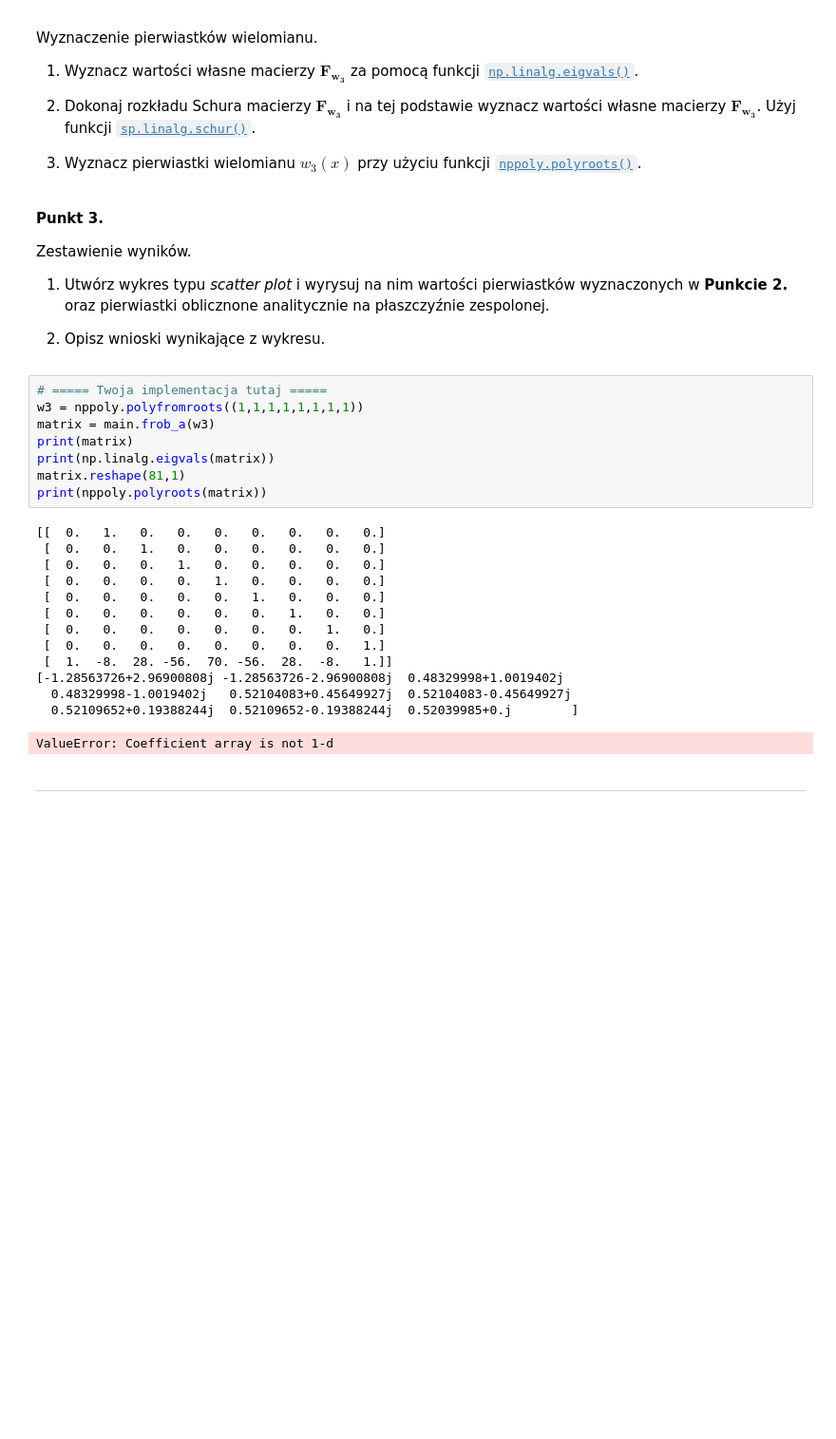
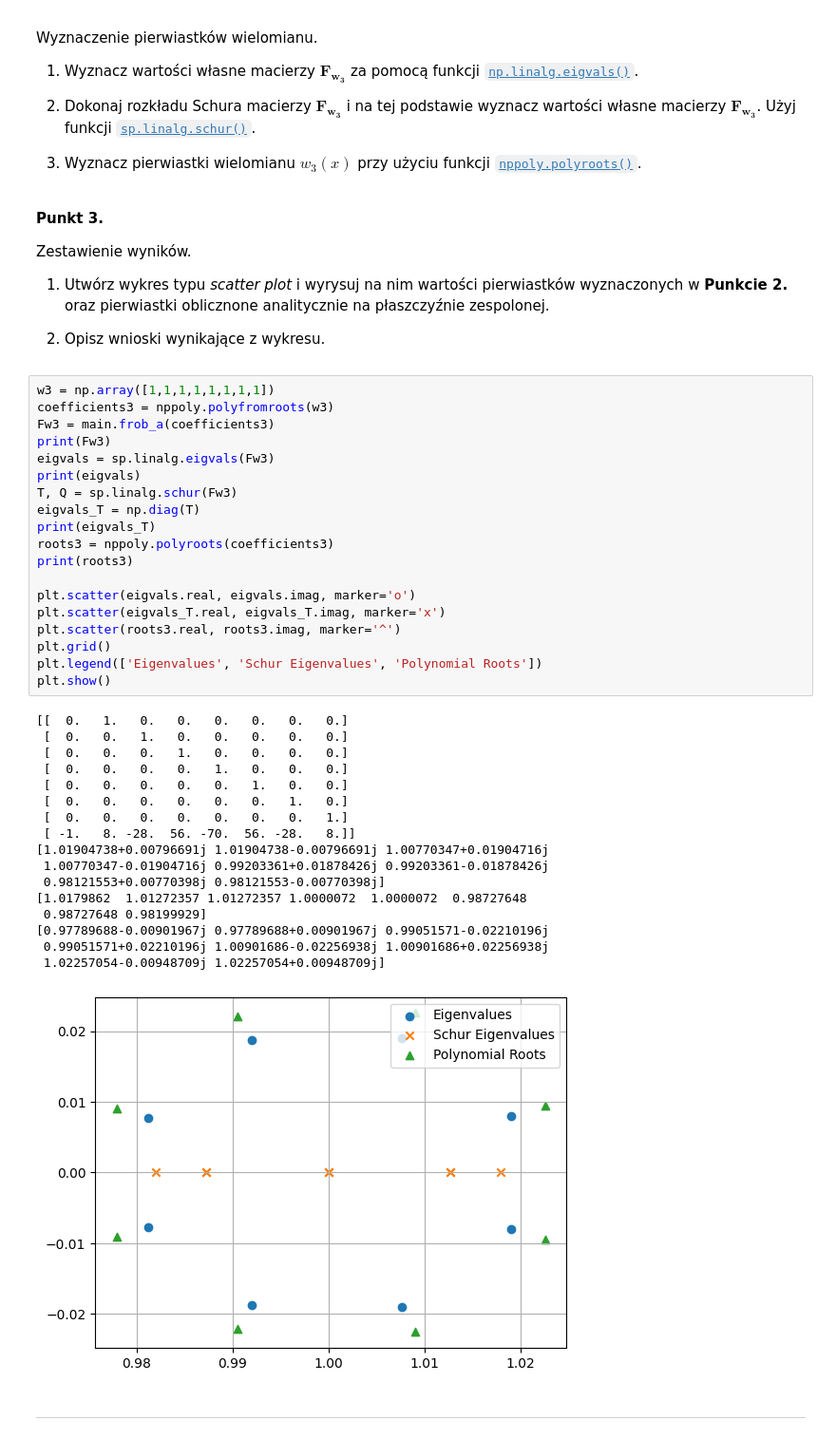
Before and after one commit to MN-KJ-2025/lab-7-pierwiastki-miloszjucha, a Jupyter notebook: sprawozdanie.ipynb, the cells around one changed output. Shown at 95% size. Cells and saved outputs as stored; diff of their text form; blank space fills up the shorter version.

```diff
--- a/sprawozdanie.ipynb
+++ b/sprawozdanie.ipynb
@@ -153,28 +176,43 @@ Zestawienie wyników.
 1. Utwórz wykres typu *scatter plot* i wyrysuj na nim wartości pierwiastków wyznaczonych w **Punkcie 2.** oraz pierwiastki oblicznone analitycznie na płaszczyźnie zespolonej.
 
 2. Opisz wnioski wynikające z wykresu.
-# %%
-# ===== Twoja implementacja tutaj =====
-w3 = nppoly.polyfromroots((1,1,1,1,1,1,1,1))
-matrix = main.frob_a(w3)
-print(matrix)
-print(np.linalg.eigvals(matrix))
-matrix.reshape(81,1)
-print(nppoly.polyroots(matrix))
-# %% [output]
-[[  0.   1.   0.   0.   0.   0.   0.   0.   0.]
- [  0.   0.   1.   0.   0.   0.   0.   0.   0.]
- [  0.   0.   0.   1.   0.   0.   0.   0.   0.]
- [  0.   0.   0.   0.   1.   0.   0.   0.   0.]
- [  0.   0.   0.   0.   0.   1.   0.   0.   0.]
- [  0.   0.   0.   0.   0.   0.   1.   0.   0.]
- [  0.   0.   0.   0.   0.   0.   0.   1.   0.]
- [  0.   0.   0.   0.   0.   0.   0.   0.   1.]
- [  1.  -8.  28. -56.  70. -56.  28.  -8.   1.]]
-[-1.28563726+2.96900808j -1.28563726-2.96900808j  0.48329998+1.0019402j
-  0.48329998-1.0019402j   0.52104083+0.45649927j  0.52104083-0.45649927j
-  0.52109652+0.19388244j  0.52109652-0.19388244j  0.52039985+0.j        ]
-ValueError: Coefficient array is not 1-d
+# %%
+w3 = np.array([1,1,1,1,1,1,1,1])
+coefficients3 = nppoly.polyfromroots(w3)
+Fw3 = main.frob_a(coefficients3)
+print(Fw3)
+eigvals = sp.linalg.eigvals(Fw3)
+print(eigvals)
+T, Q = sp.linalg.schur(Fw3)
+eigvals_T = np.diag(T)
+print(eigvals_T)
+roots3 = nppoly.polyroots(coefficients3)
+print(roots3)
+
+plt.scatter(eigvals.real, eigvals.imag, marker='o')
+plt.scatter(eigvals_T.real, eigvals_T.imag, marker='x')
+plt.scatter(roots3.real, roots3.imag, marker='^')
+plt.grid()
+plt.legend(['Eigenvalues', 'Schur Eigenvalues', 'Polynomial Roots'])
+plt.show()
+# %% [output]
+[[  0.   1.   0.   0.   0.   0.   0.   0.]
+ [  0.   0.   1.   0.   0.   0.   0.   0.]
+ [  0.   0.   0.   1.   0.   0.   0.   0.]
+ [  0.   0.   0.   0.   1.   0.   0.   0.]
+ [  0.   0.   0.   0.   0.   1.   0.   0.]
+ [  0.   0.   0.   0.   0.   0.   1.   0.]
+ [  0.   0.   0.   0.   0.   0.   0.   1.]
+ [ -1.   8. -28.  56. -70.  56. -28.   8.]]
+[1.01904738+0.00796691j 1.01904738-0.00796691j 1.00770347+0.01904716j
+ 1.00770347-0.01904716j 0.99203361+0.01878426j 0.99203361-0.01878426j
+ 0.98121553+0.00770398j 0.98121553-0.00770398j]
+[1.0179862  1.01272357 1.01272357 1.0000072  1.0000072  0.98727648
+ 0.98727648 0.98199929]
+[0.97789688-0.00901967j 0.97789688+0.00901967j 0.99051571-0.02210196j
+ 0.99051571+0.02210196j 1.00901686-0.02256938j 1.00901686+0.02256938j
+ 1.02257054-0.00948709j 1.02257054+0.00948709j]
+[figure, added]
 # %% [markdown]
 ---
 # %% [markdown]
```
Also changed, not shown: parts of 6 cells of this notebook, 1 other file.
